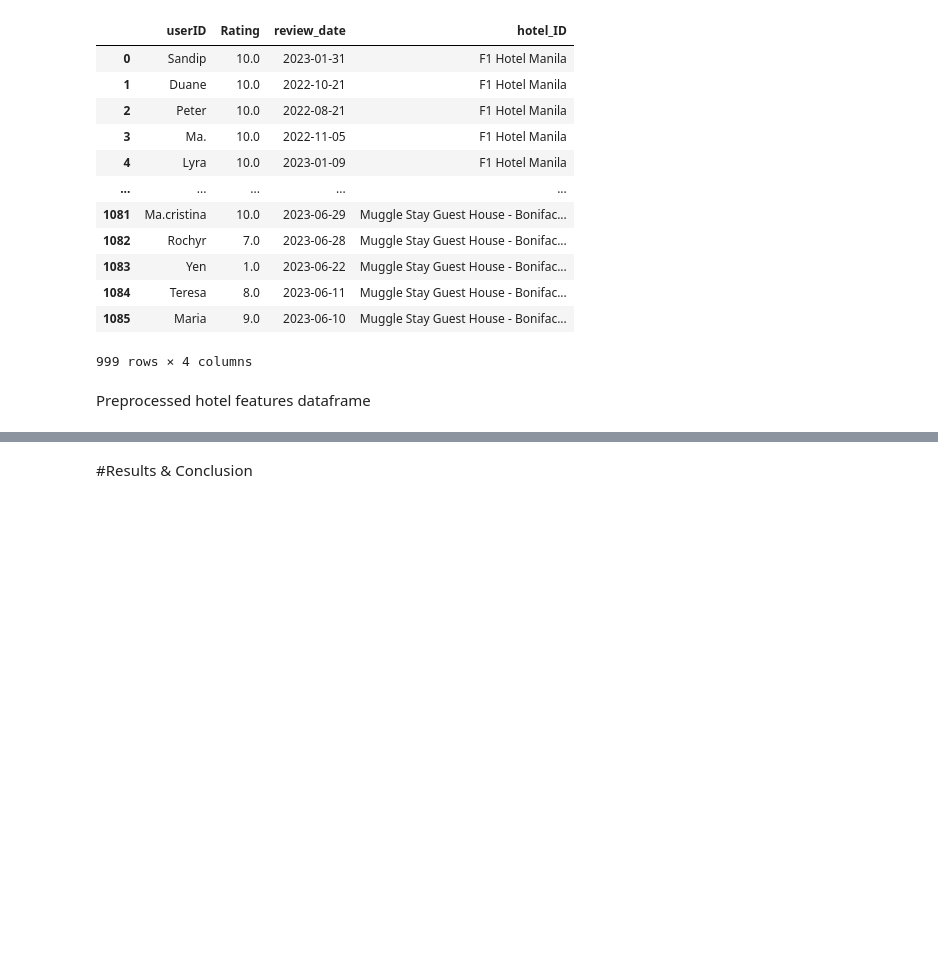
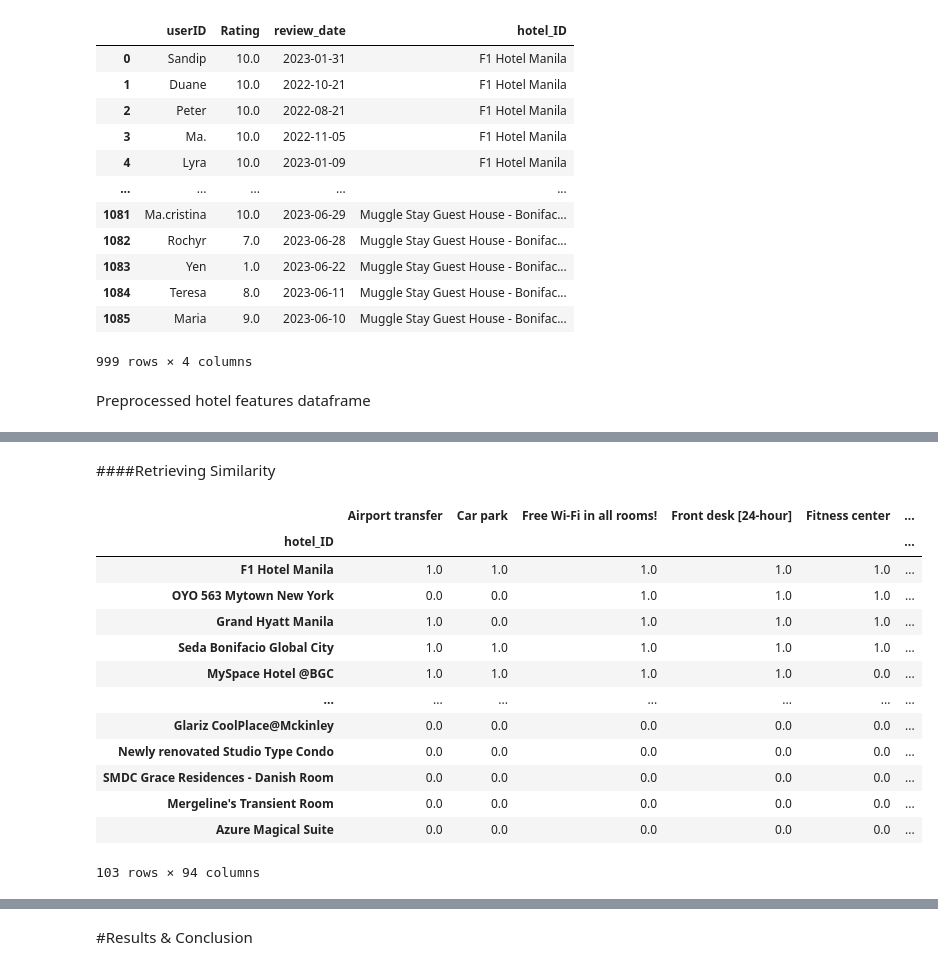
Before and after one commit to falarion08/Hotel-Recommendation-System, a Jupyter notebook: Hotel_Recommendation_System.ipynb, the cells around one changed output, grey strips where cells are left out. Cells and saved outputs as stored; diff of their text form; code cells hidden in the pictures; blank space fills up the shorter version.

```diff
--- a/Hotel_Recommendation_System.ipynb
+++ b/Hotel_Recommendation_System.ipynb
@@ -644,0 +482,5 @@ rated_ratings_df_sorted
+# %%
+userProfileMean = user_profile.mean(axis = 0)
+userProfileMean = userProfileMean.fillna(0)
+userProfileMean.sort_values(ascending = False, inplace = True)
+userProfileMean.head(30)
@@ -644,0 +505,21 @@ rated_ratings_df_sorted
+# %% [markdown]
+####Retrieving Similarity
+# %%
+hotelFeatures_df['cos_similarity'] = cosine_similarity(hotelFeatures_df, userProfileMean.values.reshape(1,-1)).reshape(-1)
+# %%
+hotelFeatures_df.sort_values(by = ['cos_similarity'],ascending = False)
+# %% [output]
+|  | Airport transfer | Car park | Free Wi-Fi in all rooms! | Front desk [24-hour] | Fitness center | ... |
+| hotel_ID |  |  |  |  |  | ... |
+| F1 Hotel Manila | 1.0 | 1.0 | 1.0 | 1.0 | 1.0 | ... |
+| OYO 563 Mytown New York | 0.0 | 0.0 | 1.0 | 1.0 | 1.0 | ... |
+| Grand Hyatt Manila | 1.0 | 0.0 | 1.0 | 1.0 | 1.0 | ... |
+| Seda Bonifacio Global City | 1.0 | 1.0 | 1.0 | 1.0 | 1.0 | ... |
+| MySpace Hotel @BGC | 1.0 | 1.0 | 1.0 | 1.0 | 0.0 | ... |
+| ... | ... | ... | ... | ... | ... | ... |
+| Glariz CoolPlace@Mckinley | 0.0 | 0.0 | 0.0 | 0.0 | 0.0 | ... |
+| Newly renovated Studio Type Condo | 0.0 | 0.0 | 0.0 | 0.0 | 0.0 | ... |
+| SMDC Grace Residences - Danish Room | 0.0 | 0.0 | 0.0 | 0.0 | 0.0 | ... |
+| Mergeline's Transient Room | 0.0 | 0.0 | 0.0 | 0.0 | 0.0 | ... |
+| Azure Magical Suite | 0.0 | 0.0 | 0.0 | 0.0 | 0.0 | ... |
+103 rows × 94 columns
```
Also changed, not shown: parts of 47 cells of this notebook.
